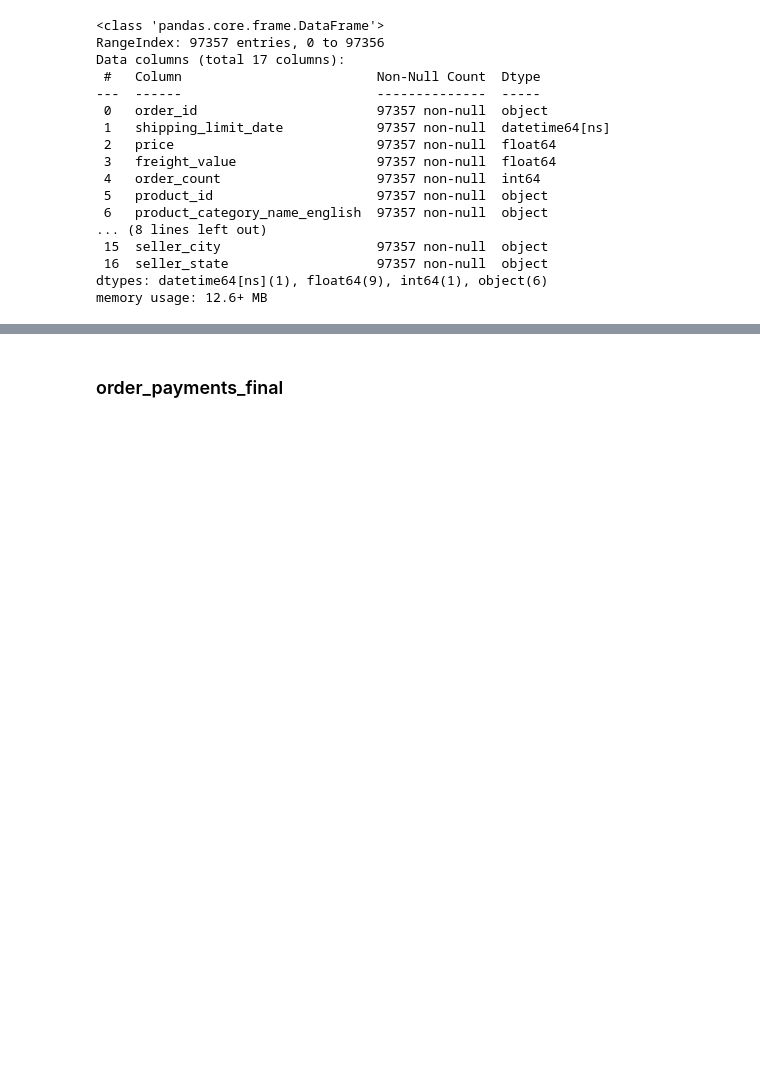
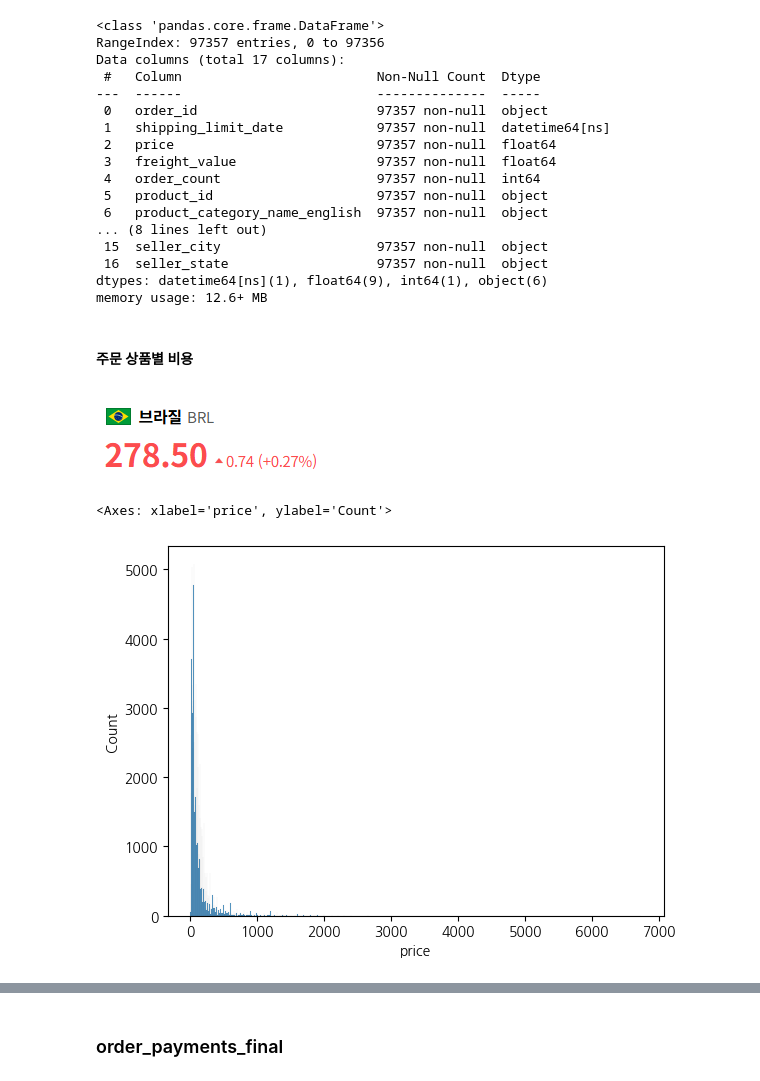
Before and after one commit to DongMyeong2/portfolio, a Jupyter notebook: Project_3_olist/olist.ipynb, the cells around one changed output, grey strips where cells are left out. Saved outputs shown, nothing was run; the diff lists cells and outputs as text; code cells hidden in the pictures; blank space fills up the shorter version.

```diff
--- a/Project_3_olist/olist.ipynb
+++ b/Project_3_olist/olist.ipynb
@@ -1322,3 +1322,16 @@ Data columns (total 17 columns):
  16  seller_state                   97357 non-null  object
 dtypes: datetime64[ns](1), float64(9), int64(1), object(6)
 memory usage: 12.6+ MB
+# %% [markdown]
+#### 주문 상품별 비용
+# %% [markdown]
+![image.png](attachment:image.png)
+# %%
+order_items_final['kw_price'] = order_items_final['price'] * 278.5
+# %%
+fig, ax = plt.subplots()
+
+sns.histplot(order_items_final['price'])
+# %% [output]
+<Axes: xlabel='price', ylabel='Count'>
+[figure, added]
```
Also changed, not shown: parts of 20 cells of this notebook.
